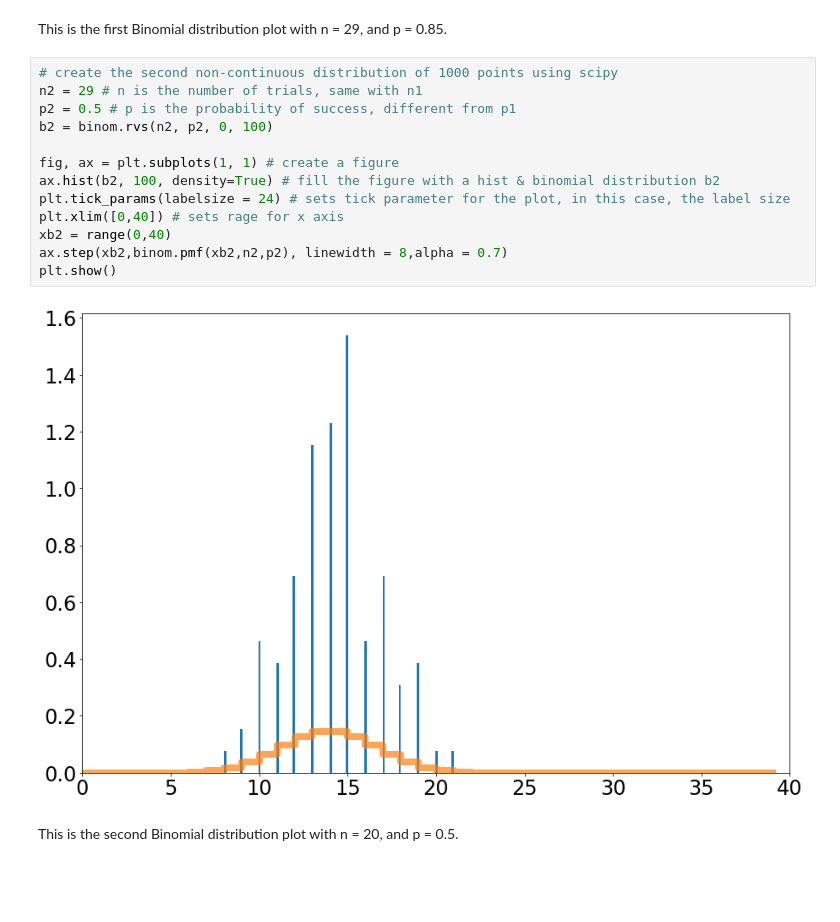
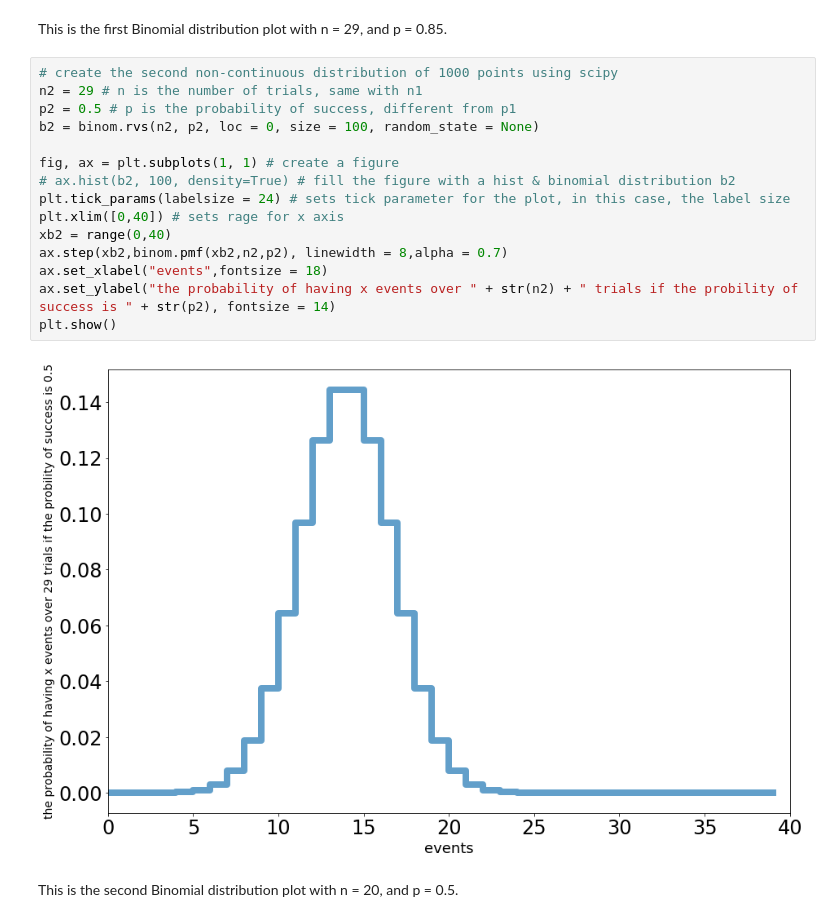
Before and after one commit to an9elaxz/PHYS-434, a Jupyter notebook: Lab1.ipynb, the cells around one changed output. Cells and saved outputs as stored; diff of their text form; blank space fills up the shorter version.

```diff
--- a/Lab1.ipynb
+++ b/Lab1.ipynb
@@ -202,18 +217,20 @@ This is the first Binomial distribution plot with n = 29, and p = 0.85.
 # %%
 # create the second non-continuous distribution of 1000 points using scipy
 n2 = 29 # n is the number of trials, same with n1
 p2 = 0.5 # p is the probability of success, different from p1
-b2 = binom.rvs(n2, p2, 0, 100)
+b2 = binom.rvs(n2, p2, loc = 0, size = 100, random_state = None)
 
 fig, ax = plt.subplots(1, 1) # create a figure
-ax.hist(b2, 100, density=True) # fill the figure with a hist & binomial distribution b2
+# ax.hist(b2, 100, density=True) # fill the figure with a hist & binomial distribution b2
 plt.tick_params(labelsize = 24) # sets tick parameter for the plot, in this case, the label size
 plt.xlim([0,40]) # sets rage for x axis
 xb2 = range(0,40)
 ax.step(xb2,binom.pmf(xb2,n2,p2), linewidth = 8,alpha = 0.7)
+ax.set_xlabel("events",fontsize = 18)
+ax.set_ylabel("the probability of having x events over " + str(n2) + " trials if the probility of success is " + str(p2), fontsize = 14)
 plt.show()
 # %% [output]
-[figure, old version]
+[figure, new version]
 # %% [markdown]
 This is the second Binomial distribution plot with n = 20, and p = 0.5.
 # %%
```
Also changed, not shown: parts of 10 cells of this notebook.
